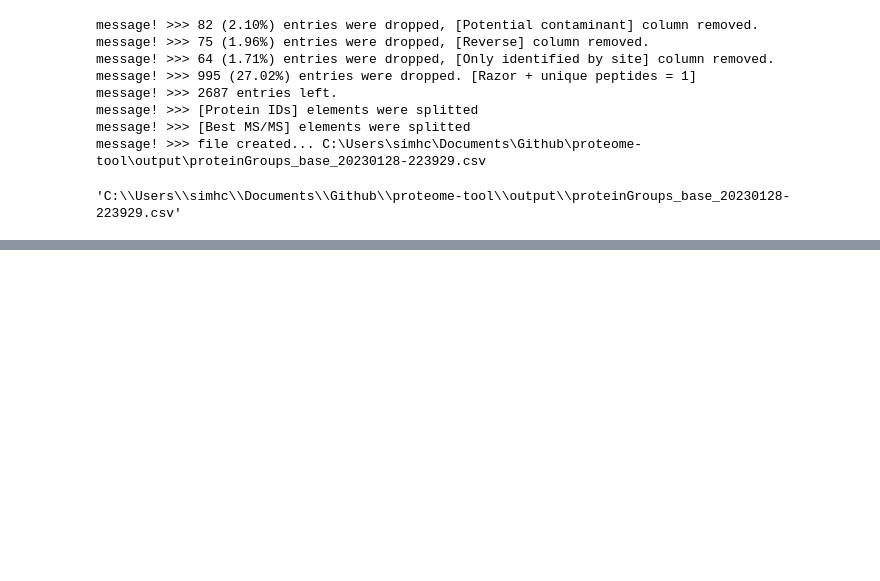
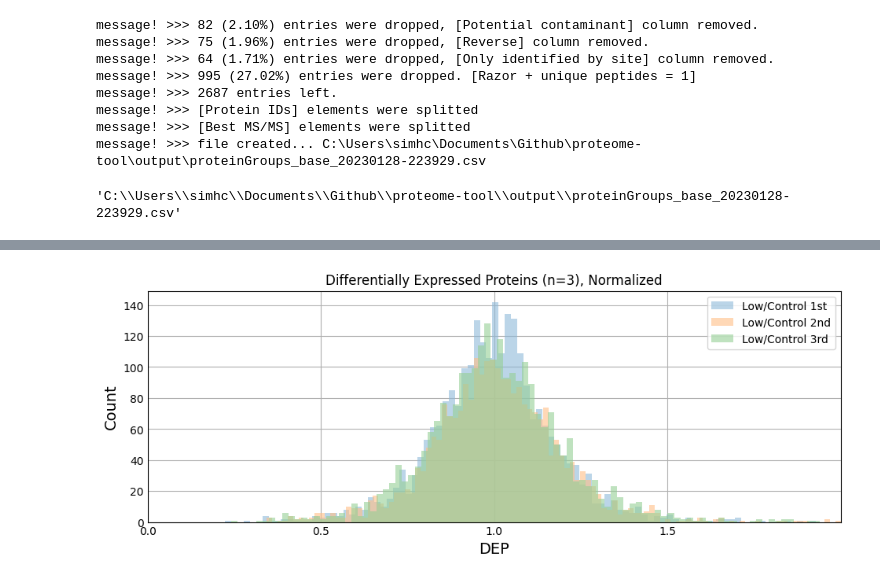
Before and after one commit to simchad/oreome, a Jupyter notebook: notebooks/02_pearson_corr.ipynb, the cells around one changed output, grey strips where cells are left out. Cells and saved outputs as stored; diff of their text form; code cells hidden in the pictures; blank space fills up the shorter version.

```diff
--- a/notebooks/02_pearson_corr.ipynb
+++ b/notebooks/02_pearson_corr.ipynb
@@ -122,0 +150,25 @@ None
+# %%
+# Histogram with three replication (Normalized)
+import numpy as np
+import matplotlib.pyplot as plt
+
+#plt.style.use('_mpl-gallery')
+px = 1/plt.rcParams['figure.dpi'] # pixel in inches
+
+x1 = job['Normalized Low/Control 1st']
+x2 = job['Normalized Low/Control 2nd']
+x3 = job['Normalized Low/Control 3rd']
+
+plt.figure(figsize=(900*px,300*px))
+plt.hist(x1, bins=300, alpha=0.6, label="Low/Control 1st", color='#8EBAD9') #alpha 투명도
+plt.hist(x2, bins=300, alpha=0.6, label="Low/Control 2nd", color='#FFBE86')
+plt.hist(x3, bins=300, alpha=0.6, label="Low/Control 3rd", color='#95CF95')
+plt.xlim(0,2)
+plt.xticks(np.arange(0,2,step=0.5))
+plt.xlabel("DEP", size=14)
+plt.ylabel("Count", size=14)
+plt.title("Differentially Expressed Proteins (n=3), Normalized")
+plt.legend(loc='upper right')
+plt.show()
+# %% [output]
+[figure, added]
```
Also changed, not shown: parts of 15 cells of this notebook.
